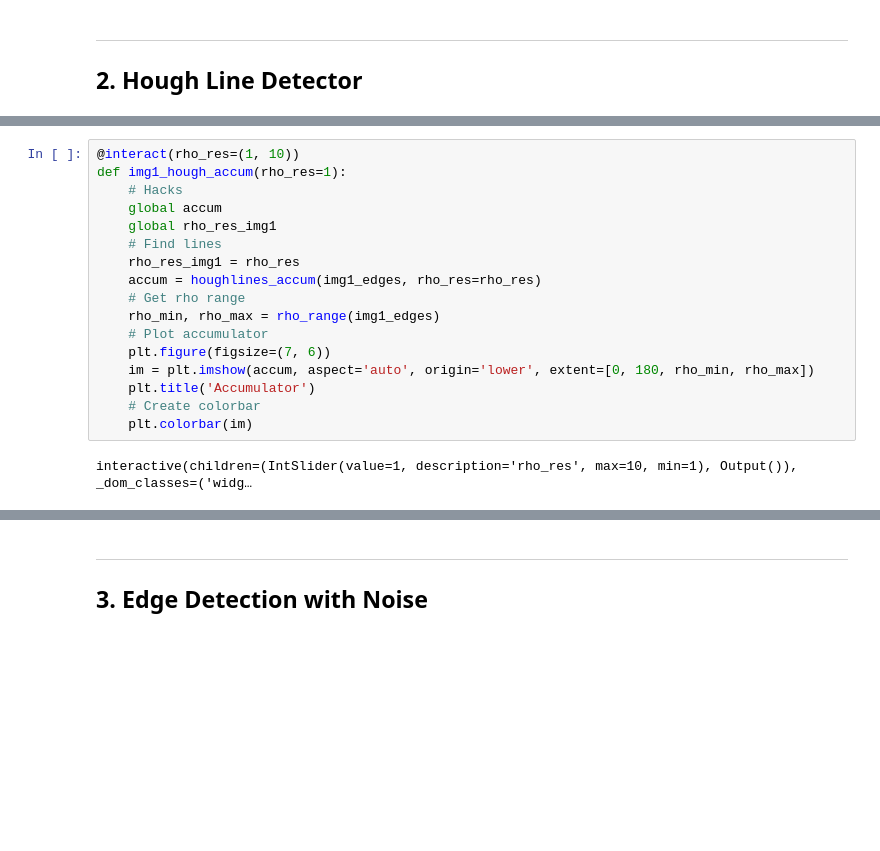
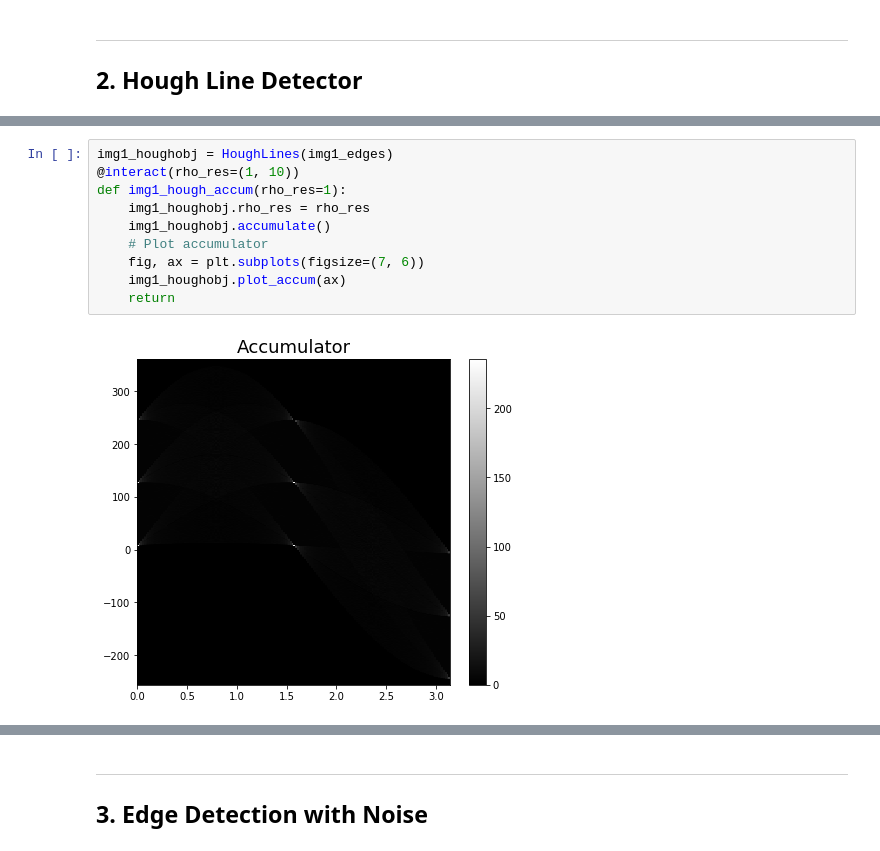
Before and after one commit to brandenwallace/cs6476-cv-1, a Jupyter notebook: PS1/PS1.ipynb, the cells around one changed output, grey strips where cells are left out. Saved outputs shown, nothing was run; the diff lists cells and outputs as text; blank space fills up the shorter version.

Commit message:
Refactor code: make objected oriented; add hough circle [PS1]

```diff
--- a/PS1/PS1.ipynb
+++ b/PS1/PS1.ipynb
@@ -140,22 +145,15 @@ def plot_hough_result(img, lines, accum):
-# %%
-@interact(rho_res=(1, 10))
-def img1_hough_accum(rho_res=1):
-    # Hacks
-    global accum
-    global rho_res_img1
-    # Find lines
-    rho_res_img1 = rho_res
-    accum = houghlines_accum(img1_edges, rho_res=rho_res)
-    # Get rho range
-    rho_min, rho_max = rho_range(img1_edges)
-    # Plot accumulator
-    plt.figure(figsize=(7, 6))
-    im = plt.imshow(accum, aspect='auto', origin='lower', extent=[0, 180, rho_min, rho_max])
-    plt.title('Accumulator')
-    # Create colorbar
-    plt.colorbar(im)
-# %% [output]
-interactive(children=(IntSlider(value=1, description='rho_res', max=10, min=1), Output()), _dom_classes=('widg…
+# %%
+img1_houghobj = HoughLines(img1_edges)
+@interact(rho_res=(1, 10))
+def img1_hough_accum(rho_res=1):
+    img1_houghobj.rho_res = rho_res
+    img1_houghobj.accumulate()
+    # Plot accumulator
+    fig, ax = plt.subplots(figsize=(7, 6))
+    img1_houghobj.plot_accum(ax)
+    return
+# %% [output]
+[figure, added]
 # %%
 @interact(thresh=(100, 500))
 def img1_hough(thresh=200):
```
Also changed, not shown: parts of 20 cells of this notebook.
